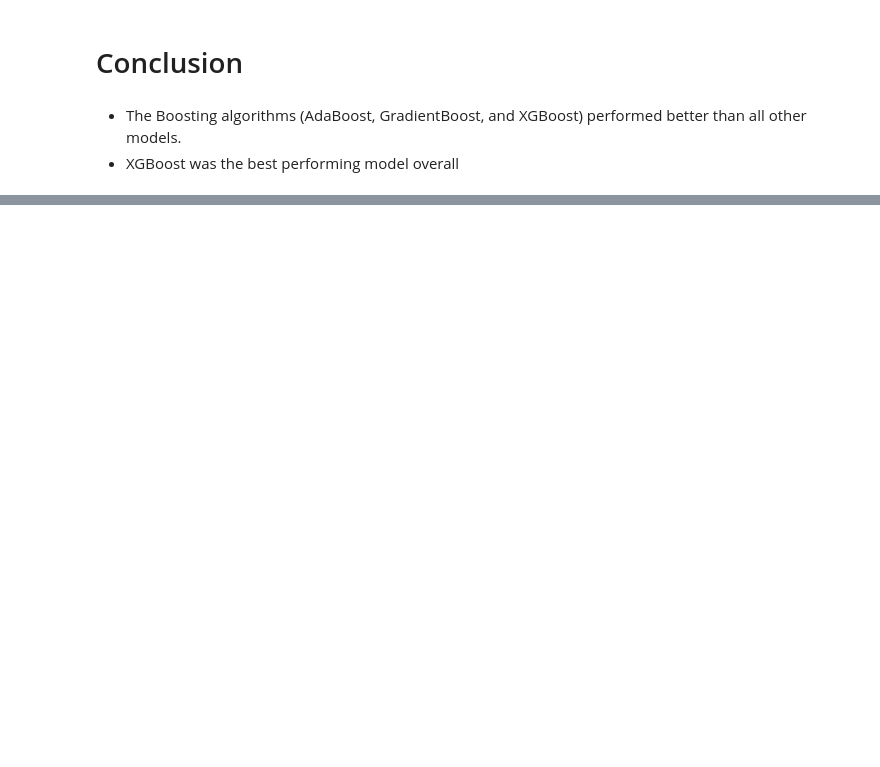
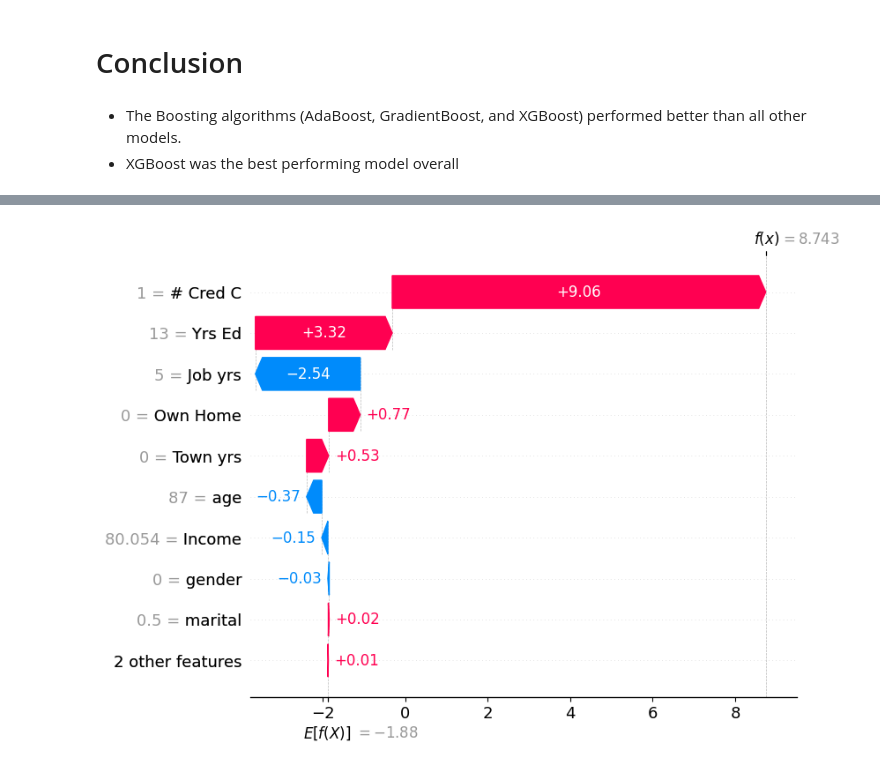
Before and after one commit to brian-kipkoech-tanui/binaryclassification, a Jupyter notebook: Binary classification.ipynb, the cells around one changed output, grey strips where cells are left out. Saved outputs shown, nothing was run; the diff lists cells and outputs as text; code cells hidden in the pictures; blank space fills up the shorter version.

Commit message:
Visualizing the model's Feature Importances using SHAP

```diff
--- a/Binary classification.ipynb
+++ b/Binary classification.ipynb
@@ -270,3 +270,13 @@ results_df
 | 2498 | 0 | 0 |
 | 2499 | 0 | 0 |
 2500 rows × 2 columns
+# %%
+import shap
+
+explainer = shap.Explainer(xgb_clf)
+shap_values = explainer(dataset.iloc[:,:-1])
+
+# visualize the first prediction's explanation
+shap.plots.waterfall(shap_values[0])
+# %% [output]
+[figure, added]
```
Also changed, not shown: parts of 11 cells of this notebook.
